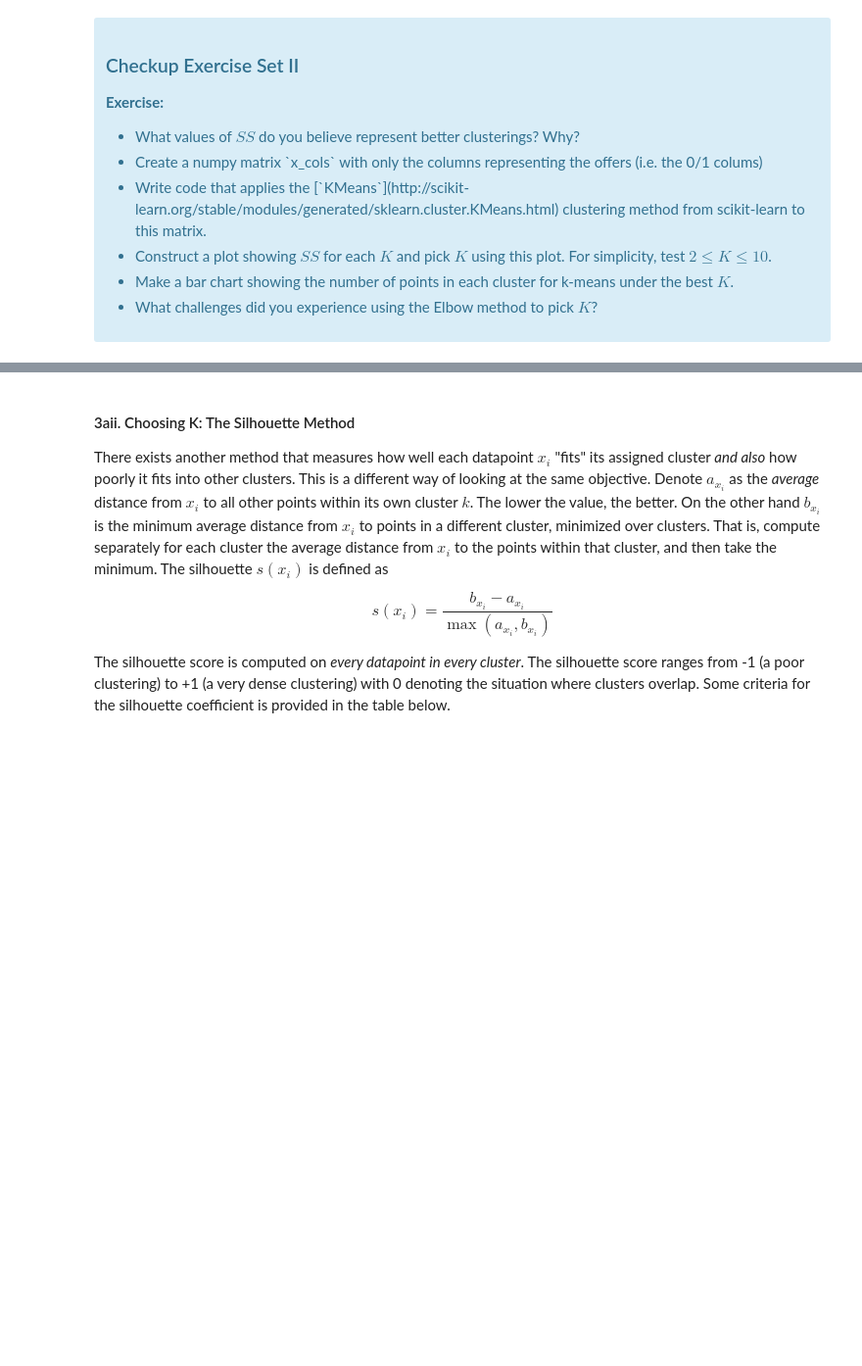
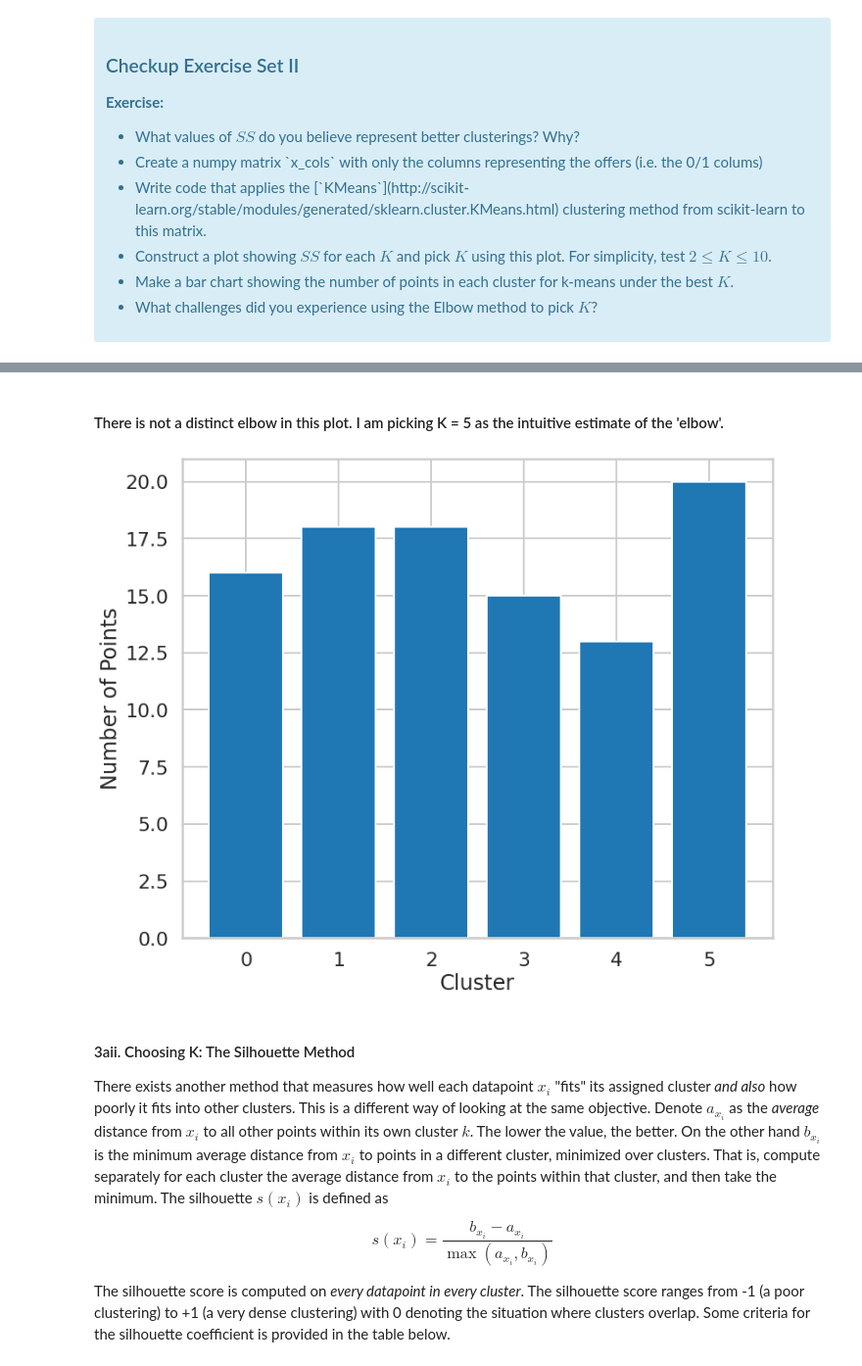
Before and after one commit to ChadDelany/Case_Study-Segmentation_using_Clustering, a Jupyter notebook: Clustering Case Study - Customer Segmentation with K-Means - Tier 3.ipynb, the cells around one changed output, grey strips where cells are left out. Shown at 98% size. Saved outputs shown, nothing was run; the diff lists cells and outputs as text; code cells hidden in the pictures; blank space fills up the shorter version.

```diff
--- a/Clustering Case Study - Customer Segmentation with K-Means - Tier 3.ipynb
+++ b/Clustering Case Study - Customer Segmentation with K-Means - Tier 3.ipynb
@@ -159,3 +185,19 @@ where $x_i$ is a point, $C_k$ represents cluster $k$ and $\mu_k$ is the centroid
+# %% [markdown]
+#### There is not a distinct elbow in this plot.  I am picking K = 5 as the intuitive estimate of the 'elbow'.
+# %%
+# Make a bar chart showing the number of points in each cluster for k-means under the best  𝐾 .
+
+kmeans = KMeans(n_clusters=6, random_state=0)
+kmeans.fit(x_cols)
+unique, counts = np.unique(kmeans.labels_, return_counts=True)
+
+fig, ax = plt.subplots(figsize=(12,10))
+ax.bar(unique, counts)
+ax.set_xlabel('Cluster')
+ax.set_ylabel('Number of Points')
+plt.show()
+# %% [output]
+[figure, added]
 # %% [markdown]
 #### 3aii. Choosing K: The Silhouette Method
 
```
Also changed, not shown: parts of 7 cells of this notebook.
